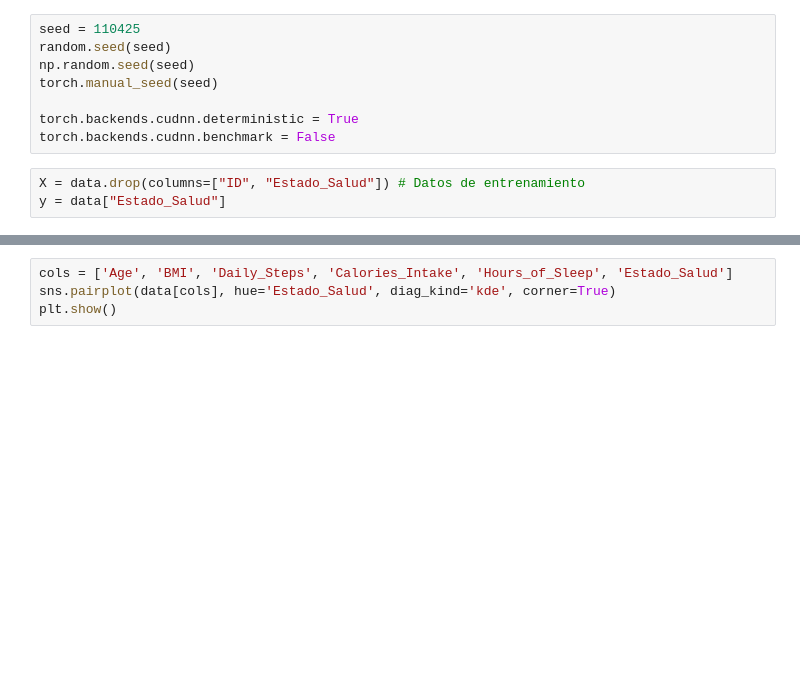
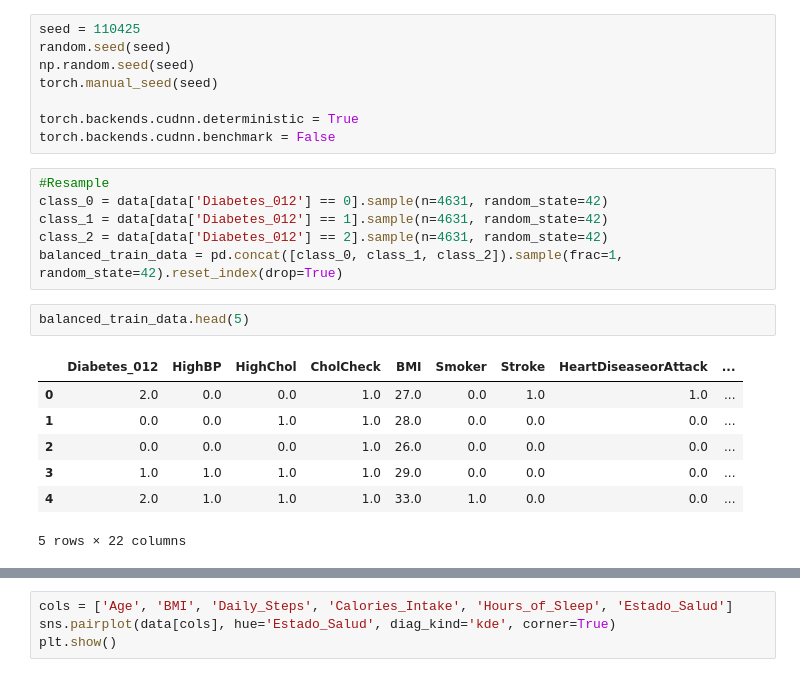
Before and after one commit to TomoCid/ProyectoDeepLearning, a Jupyter notebook: HealthCondition.ipynb, the cells around one changed output, grey strips where cells are left out. Saved outputs shown, nothing was run; the diff lists cells and outputs as text; blank space fills up the shorter version.

```diff
--- a/HealthCondition.ipynb
+++ b/HealthCondition.ipynb
@@ -94,6 +96,19 @@ torch.manual_seed(seed)
 
 torch.backends.cudnn.deterministic = True
 torch.backends.cudnn.benchmark = False
-# %%
-X = data.drop(columns=["ID", "Estado_Salud"]) # Datos de entrenamiento
-y = data["Estado_Salud"]
+# %%
+#Resample
+class_0 = data[data['Diabetes_012'] == 0].sample(n=4631, random_state=42)
+class_1 = data[data['Diabetes_012'] == 1].sample(n=4631, random_state=42)
+class_2 = data[data['Diabetes_012'] == 2].sample(n=4631, random_state=42)
+balanced_train_data = pd.concat([class_0, class_1, class_2]).sample(frac=1, random_state=42).reset_index(drop=True)
+# %%
+balanced_train_data.head(5)
+# %% [output]
+|  | Diabetes_012 | HighBP | HighChol | CholCheck | BMI | Smoker | Stroke | HeartDiseaseorAttack | ... |
+| 0 | 2.0 | 0.0 | 0.0 | 1.0 | 27.0 | 0.0 | 1.0 | 1.0 | ... |
+| 1 | 0.0 | 0.0 | 1.0 | 1.0 | 28.0 | 0.0 | 0.0 | 0.0 | ... |
+| 2 | 0.0 | 0.0 | 0.0 | 1.0 | 26.0 | 0.0 | 0.0 | 0.0 | ... |
+| 3 | 1.0 | 1.0 | 1.0 | 1.0 | 29.0 | 0.0 | 0.0 | 0.0 | ... |
+| 4 | 2.0 | 1.0 | 1.0 | 1.0 | 33.0 | 1.0 | 0.0 | 0.0 | ... |
+5 rows × 22 columns
```
Also changed, not shown: parts of 17 cells of this notebook, 4 other files.
